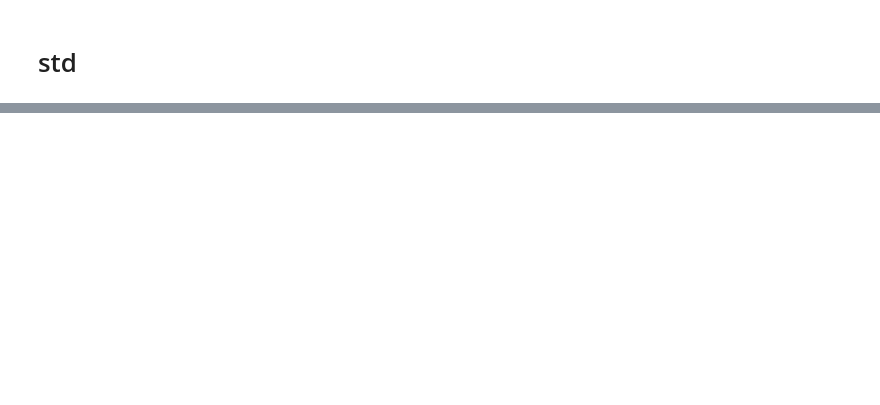
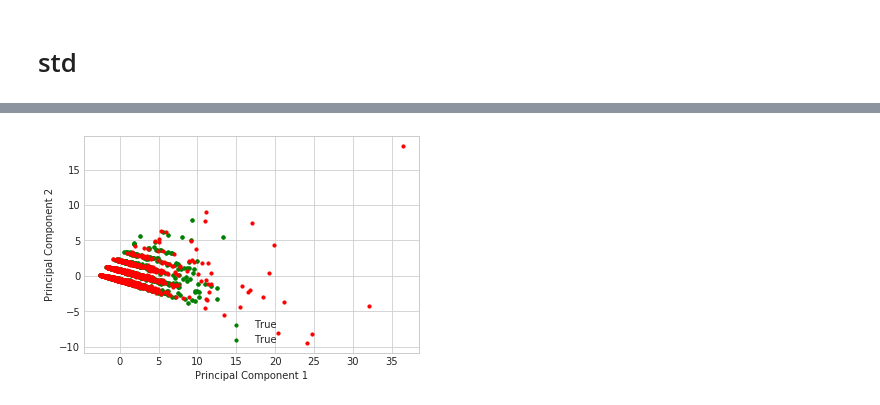
Before and after one commit to GiveThanksAlways/data-mining-project-1, a Jupyter notebook: feature_extraction.ipynb, the cells around one changed output, grey strips where cells are left out. Cells and saved outputs as stored; diff of their text form; code cells hidden in the pictures; blank space fills up the shorter version.

```diff
--- a/feature_extraction.ipynb
+++ b/feature_extraction.ipynb
@@ -166,0 +273,34 @@ for col in EMG_col:
+# %%
+from sklearn.decomposition import PCA as sklearnPCA
+sklearn_pca = sklearnPCA(n_components=2)
+Y_sklearn = sklearn_pca.fit_transform(X_std)
+
+with plt.style.context('seaborn-whitegrid'):
+    plt.figure(figsize=(6, 4))
+    for lab, col in zip((True,True),
+                        ('green','green')):
+        plt.scatter(Y_sklearn[y==lab, 0],
+                    Y_sklearn[y==lab, 1],
+                    label=lab,
+                    c=col,
+                    s=10)
+    plt.xlabel('Principal Component 1')
+    plt.ylabel('Principal Component 2')
+    plt.legend(loc='lower center')
+    #plt.tight_layout()
+    #plt.show()
+
+    #plt.figure(figsize=(6, 4))
+
+    plt.scatter(Y_sklearn[y==False, 0],
+                Y_sklearn[y==False, 1],
+                label=False,
+                c='red',
+                s=10)
+    #plt.xlabel('Principal Component 1')
+    #plt.ylabel('Principal Component 2')
+    #plt.legend(loc='lower center')
+    #plt.tight_layout()
+    plt.show()
+# %% [output]
+[figure, added]
```
Also changed, not shown: parts of 33 cells of this notebook, 1 other file.
